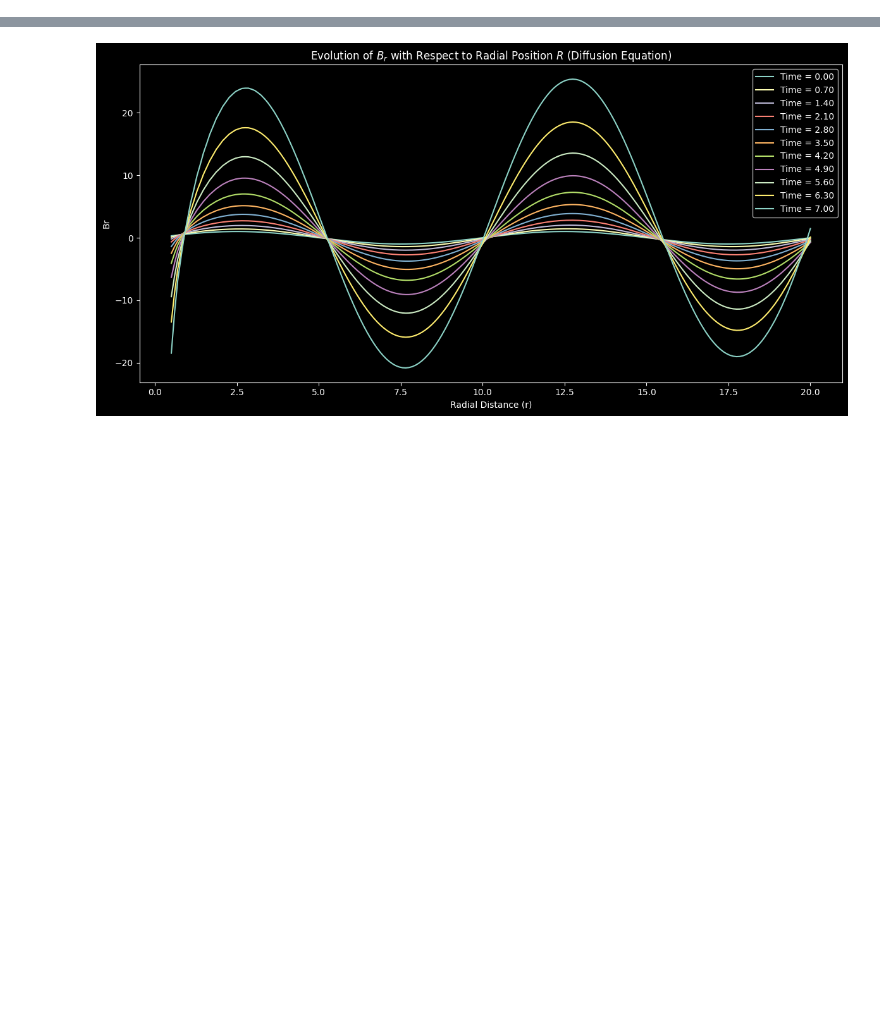
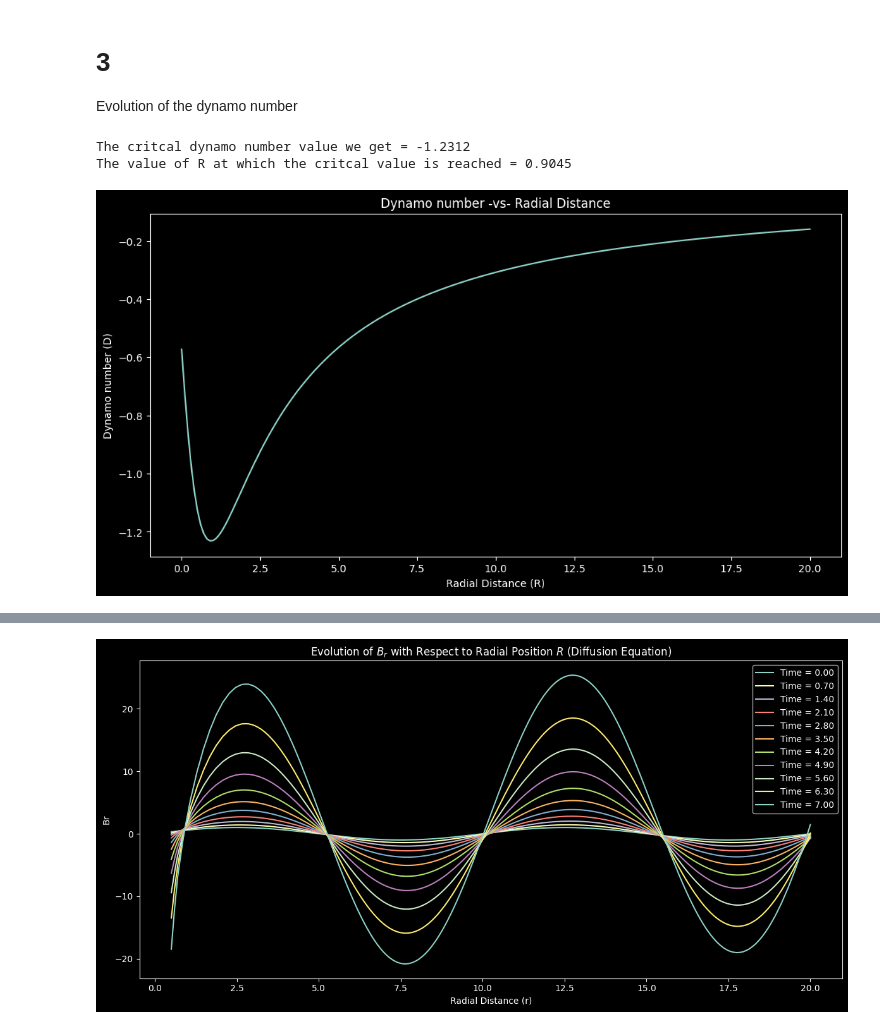
Before and after one commit to SohamMaji31072001/Galaxy-Dynamo-Simulations, a Jupyter notebook: task2.ipynb, the cells around one changed output, grey strips where cells are left out. Drawn from its saved outputs; the diff is of its cells as text; code cells hidden in the pictures; blank space fills up the shorter version.

```diff
--- a/task2.ipynb
+++ b/task2.ipynb
@@ -120,0 +138,18 @@ array([-0.5724334 , -0.72340891, -0.85708168, -0.96899491, -1.05810543,
+# %% [markdown]
+# 3
+Evolution of the dynamo number
+# %%
+r = np.linspace(0, R_max, len(D))
+plt.figure(figsize=(12, 6))
+plt.plot(r,D)
+plt.xlabel('Radial Distance (R)')
+plt.ylabel('Dynamo number (D)')
+plt.title('Dynamo number -vs- Radial Distance')
+
+# to find the critical dynamo number
+print(f'The critcal dynamo number value we get = {np.min(D):.4f}')
+print(f'The value of R at which the critcal value is reached = {r[np.argmin(D)]:.4f}')
+# %% [output]
+The critcal dynamo number value we get = -1.2312
+The value of R at which the critcal value is reached = 0.9045
+[figure, added]
```
Also changed, not shown: parts of 7 cells of this notebook.
